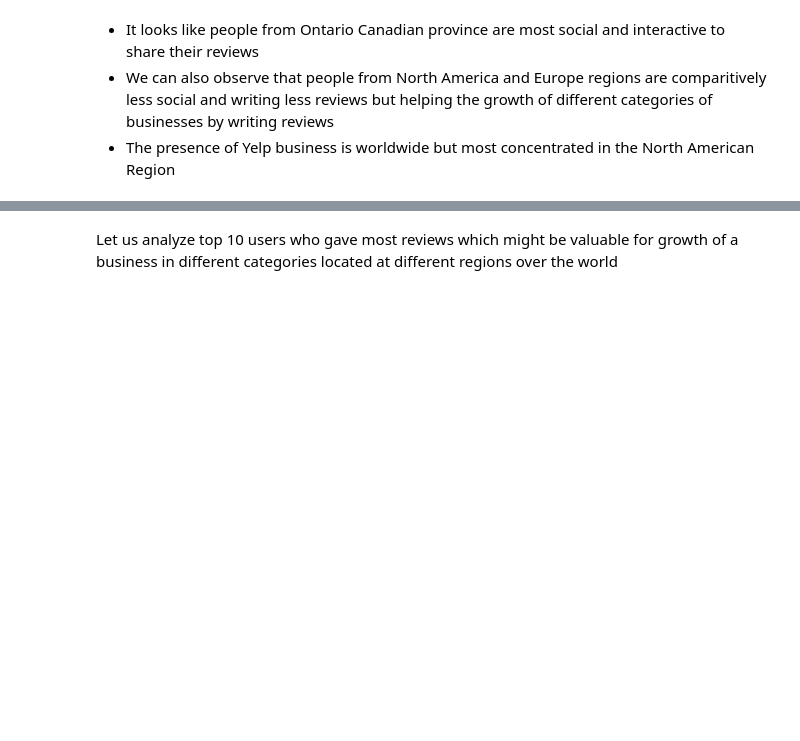
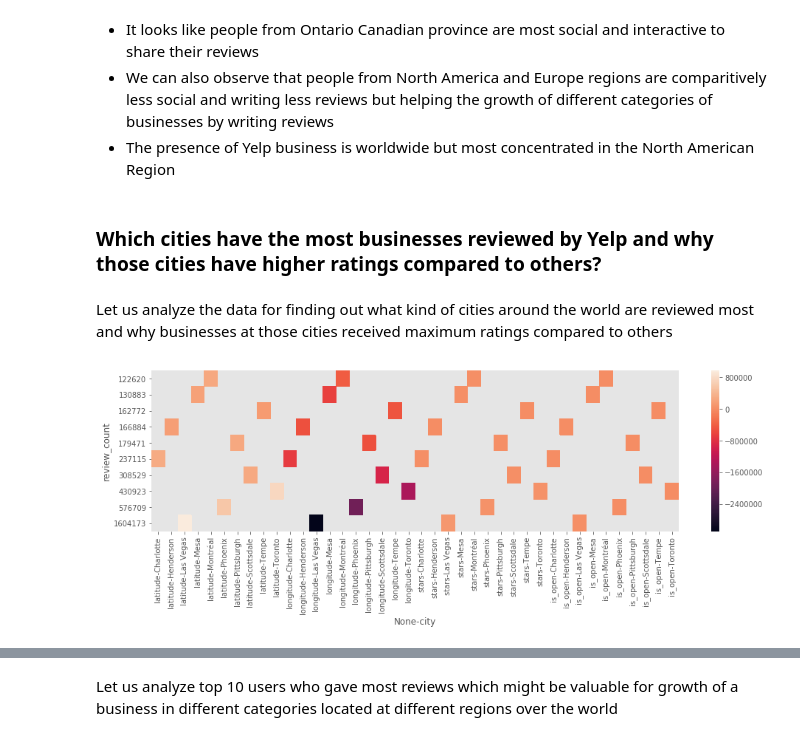
Before and after one commit to PallaviW/Yelp_Capstone_Project, a Jupyter notebook: Yelp_Capstone Project .ipynb, the cells around one changed output, grey strips where cells are left out. Saved outputs shown, nothing was run; the diff lists cells and outputs as text; code cells hidden in the pictures; blank space fills up the shorter version.

```diff
--- a/Yelp_Capstone Project .ipynb
+++ b/Yelp_Capstone Project .ipynb
@@ -136,3 +136,18 @@ plt.show()
 - It looks like people from Ontario Canadian province are most social and interactive to share their reviews
 - We can also observe that people from North America and Europe regions are comparitively less social and writing less reviews but helping the growth of different categories of businesses by writing reviews
 - The presence of Yelp business is worldwide but most concentrated in the North American Region
+# %% [markdown]
+### Which cities have the most businesses reviewed by Yelp and why those cities have higher ratings compared to others?
+# %% [markdown]
+Let us analyze the data for finding out what kind of cities around the world are reviewed most and why businesses at those cities received maximum ratings compared to others
+# %%
+#Get the distribution of the review counts as per cities
+business_data_top = business.groupby(['city']).sum().reset_index()
+business_data_top = business_data_top.sort_values([('review_count')],ascending=False)
+business_data_top = business_data_top.head(10)
+plt.figure(figsize=(16,4))
+result = business_data_top.pivot('review_count','city')
+sns.heatmap(result)
+plt.show()
+# %% [output]
+[figure, added]
```
Also changed, not shown: parts of 5 cells of this notebook, 1 other file.
